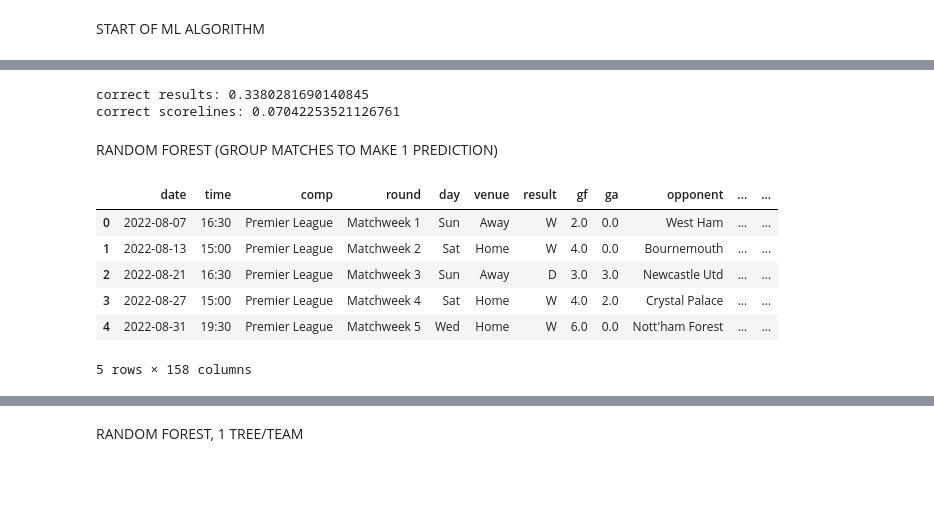
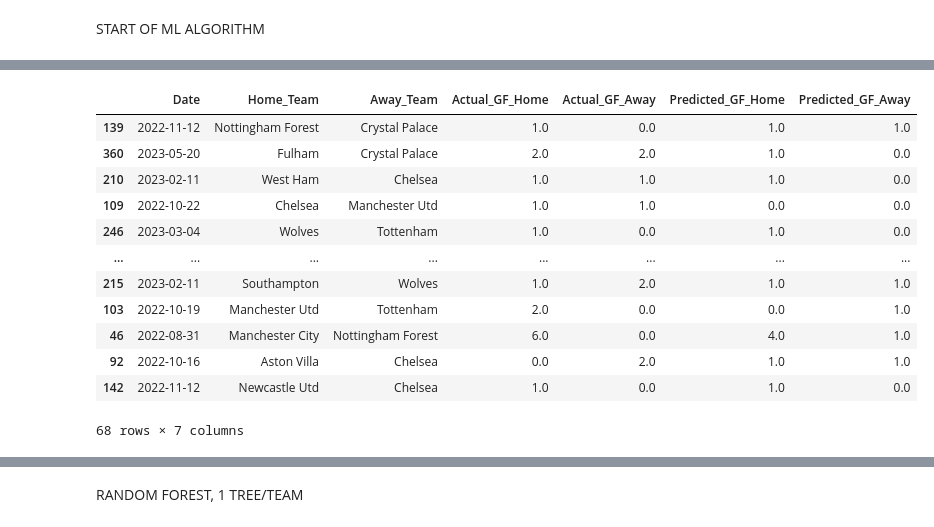
Before and after one commit to adityanegii/Match-Predictor-FBREF, a Jupyter notebook: prediction.ipynb, the cells around one changed output, grey strips where cells are left out. Saved outputs shown, nothing was run; the diff lists cells and outputs as text; code cells hidden in the pictures; blank space fills up the shorter version.

```diff
--- a/prediction.ipynb
+++ b/prediction.ipynb
@@ -197,0 +337,28 @@ merged[merged["Team_x"] == "Arsenal"]
+# %%
+general = ["venue_code", "team_code", "day_code"]
+attacking = ["gf", "xg", "sh", "sot", "npxg", "npxg/sh", "attboxtouches"]
+passing = ["totpasscmp", "totpassatt", "totpasscmp%", "totpassdist", "prgpassdist", "xag", "xa", "keypasses"]
+gk = ["sota", "saves", "save%", "psxg", "passlaunch%", "gklaunch%"]
+ca = ["sca", "gca", "scalivepass", "gcalivepass"]
+possesion = ["poss", "att3rdtouches", "attboxtouches", "atttakeons", "succtakeons", "carries", "totdistcarried", "prgdistcarried"]
+defense = ["tkl", "tklw", "tkldef3rd", "tklmid3rd", "tklatt3rd", "blocks", "int"]
+misc = ["fouls", "foulsdrawn", "recov", "aerialwon%"]
+# %%
+base = attacking + passing + gk + ca + possesion + defense + misc
+base_averages = [f"{x}_rolling" for x in base] + [f"{x}_mean" for x in base]
+base_home_away = [f"{x}_home" for x in base_averages] + [f"{x}_away" for x in base_averages]
+predictors = [f"{x}_home" for x in general] + [f"{x}_away" for x in general] + base_home_away
+# %%
+rfTest = RandomForestClassifier(n_estimators=400, min_samples_split=50, min_samples_leaf=4, random_state=42)
+# %%
+combined = make_predictions_single_tree_grouped(grouped_final.dropna(), predictors, rfTest)
+correct_scores = combined[(combined["Predicted_GF_Home"] == combined["Actual_GF_Home"]) & (combined["Predicted_GF_Away"] == combined["Actual_GF_Away"])].shape[0]
+correct_home_wins = combined[(combined["Predicted_GF_Home"] > combined["Predicted_GF_Away"]) & (combined["Actual_GF_Home"] > combined["Actual_GF_Away"])].shape[0]
+correct_away_wins = combined[(combined["Predicted_GF_Home"] < combined["Predicted_GF_Away"]) & (combined["Actual_GF_Home"] < combined["Actual_GF_Away"])].shape[0]
+correct_draws = combined[(combined["Predicted_GF_Home"] == combined["Predicted_GF_Away"]) & (combined["Actual_GF_Home"] == combined["Actual_GF_Away"])].shape[0]
+total_games = combined.shape[0]
+print("correct scores:", correct_scores/total_games)
+print("correct home wins:", correct_home_wins/total_games)
+print("correct away wins:", correct_away_wins/total_games)
+print("correct draws:", correct_draws/total_games)
+print("correct results:", (correct_home_wins + correct_away_wins + correct_draws)/total_games)
@@ -198 +422,17 @@ merged[merged["Team_x"] == "Arsenal"]
+# %%
+combined
+# %% [output]
+|  | Date | Home_Team | Away_Team | Actual_GF_Home | Actual_GF_Away | Predicted_GF_Home | Predicted_GF_Away |
+| 139 | 2022-11-12 | Nottingham Forest | Crystal Palace | 1.0 | 0.0 | 1.0 | 1.0 |
+| 360 | 2023-05-20 | Fulham | Crystal Palace | 2.0 | 2.0 | 1.0 | 0.0 |
+| 210 | 2023-02-11 | West Ham | Chelsea | 1.0 | 1.0 | 1.0 | 0.0 |
+| 109 | 2022-10-22 | Chelsea | Manchester Utd | 1.0 | 1.0 | 0.0 | 0.0 |
+| 246 | 2023-03-04 | Wolves | Tottenham | 1.0 | 0.0 | 1.0 | 0.0 |
+| ... | ... | ... | ... | ... | ... | ... | ... |
+| 215 | 2023-02-11 | Southampton | Wolves | 1.0 | 2.0 | 1.0 | 1.0 |
+| 103 | 2022-10-19 | Manchester Utd | Tottenham | 2.0 | 0.0 | 0.0 | 1.0 |
+| 46 | 2022-08-31 | Manchester City | Nottingham Forest | 6.0 | 0.0 | 4.0 | 1.0 |
+| 92 | 2022-10-16 | Aston Villa | Chelsea | 0.0 | 2.0 | 1.0 | 1.0 |
+| 142 | 2022-11-12 | Newcastle Utd | Chelsea | 1.0 | 0.0 | 1.0 | 0.0 |
+68 rows × 7 columns
 # %%
@@ -205,18 +439,0 @@ correct_draws = merged[(merged["Predicted_GF_x"] == merged["Predicted_GA_x"]) &
-# %%
-print("correct results:", (correct_wins + correct_loss + correct_draws)/merged.shape[0])
-print("correct scorelines:", correct_preds/merged.shape[0])
-# %% [output]
-correct results: 0.3380281690140845
-correct scorelines: 0.07042253521126761
-# %% [markdown]
-RANDOM FOREST (GROUP MATCHES TO MAKE 1 PREDICTION)
-# %%
-matches.head()
-# %% [output]
-|  | date | time | comp | round | day | venue | result | gf | ga | opponent | ... | ... |
-| 0 | 2022-08-07 | 16:30 | Premier League | Matchweek 1 | Sun | Away | W | 2.0 | 0.0 | West Ham | ... | ... |
-| 1 | 2022-08-13 | 15:00 | Premier League | Matchweek 2 | Sat | Home | W | 4.0 | 0.0 | Bournemouth | ... | ... |
-| 2 | 2022-08-21 | 16:30 | Premier League | Matchweek 3 | Sun | Away | D | 3.0 | 3.0 | Newcastle Utd | ... | ... |
-| 3 | 2022-08-27 | 15:00 | Premier League | Matchweek 4 | Sat | Home | W | 4.0 | 2.0 | Crystal Palace | ... | ... |
-| 4 | 2022-08-31 | 19:30 | Premier League | Matchweek 5 | Wed | Home | W | 6.0 | 0.0 | Nott'ham Forest | ... | ... |
-5 rows × 158 columns
```
Also changed, not shown: parts of 66 cells of this notebook, 12 other files.
